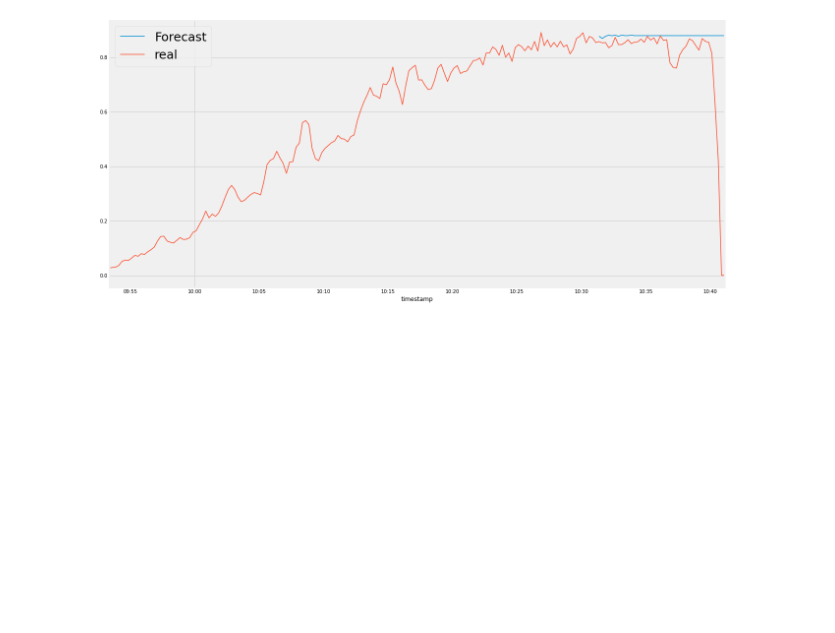
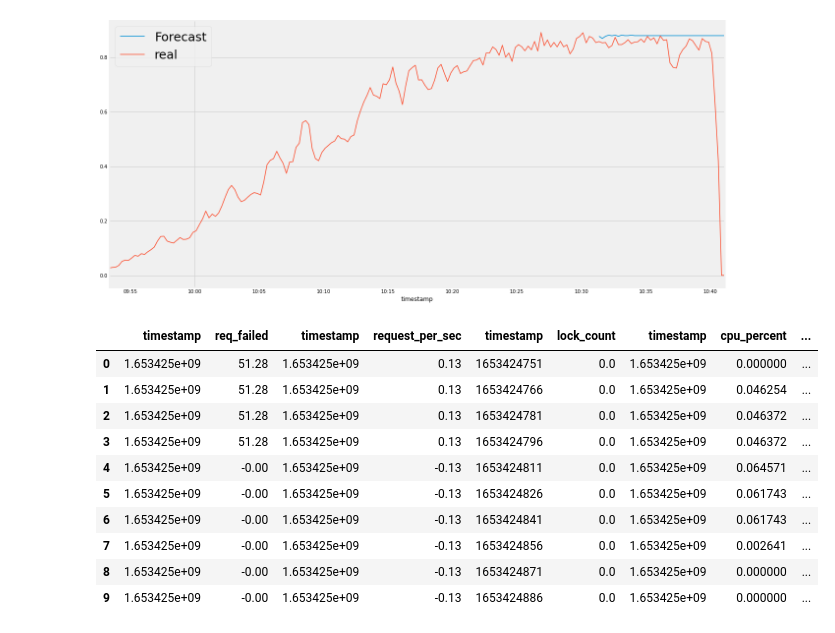
Before and after one commit to BureauTech/BTAlert-AI, a Jupyter notebook: jupyter/notebookV3.ipynb, the cells around one changed output. Cells and saved outputs as stored; diff of their text form; code cells hidden in the pictures; blank space fills up the shorter version.

```diff
--- a/jupyter/notebookV3.ipynb
+++ b/jupyter/notebookV3.ipynb
@@ -218,0 +229,16 @@ ax.legend(prop={'size': 25})
+# %%
+res = None
+res = pd.concat([req_failed.reset_index(), requests_per_second.reset_index(), pg_lock_count.reset_index(), max_cpu.reset_index(), memory.reset_index()], axis=1)
+res.head(10)
+# %% [output]
+|  | timestamp | req_failed | timestamp | request_per_sec | timestamp | lock_count | timestamp | cpu_percent | ... |
+| 0 | 1.653425e+09 | 51.28 | 1.653425e+09 | 0.13 | 1653424751 | 0.0 | 1.653425e+09 | 0.000000 | ... |
+| 1 | 1.653425e+09 | 51.28 | 1.653425e+09 | 0.13 | 1653424766 | 0.0 | 1.653425e+09 | 0.046254 | ... |
+| 2 | 1.653425e+09 | 51.28 | 1.653425e+09 | 0.13 | 1653424781 | 0.0 | 1.653425e+09 | 0.046372 | ... |
+| 3 | 1.653425e+09 | 51.28 | 1.653425e+09 | 0.13 | 1653424796 | 0.0 | 1.653425e+09 | 0.046372 | ... |
+| 4 | 1.653425e+09 | -0.00 | 1.653425e+09 | -0.13 | 1653424811 | 0.0 | 1.653425e+09 | 0.064571 | ... |
+| 5 | 1.653425e+09 | -0.00 | 1.653425e+09 | -0.13 | 1653424826 | 0.0 | 1.653425e+09 | 0.061743 | ... |
+| 6 | 1.653425e+09 | -0.00 | 1.653425e+09 | -0.13 | 1653424841 | 0.0 | 1.653425e+09 | 0.061743 | ... |
+| 7 | 1.653425e+09 | -0.00 | 1.653425e+09 | -0.13 | 1653424856 | 0.0 | 1.653425e+09 | 0.002641 | ... |
+| 8 | 1.653425e+09 | -0.00 | 1.653425e+09 | -0.13 | 1653424871 | 0.0 | 1.653425e+09 | 0.000000 | ... |
+| 9 | 1.653425e+09 | -0.00 | 1.653425e+09 | -0.13 | 1653424886 | 0.0 | 1.653425e+09 | 0.000000 | ... |
```
Also changed, not shown: parts of 5 cells of this notebook, 4 other files.
